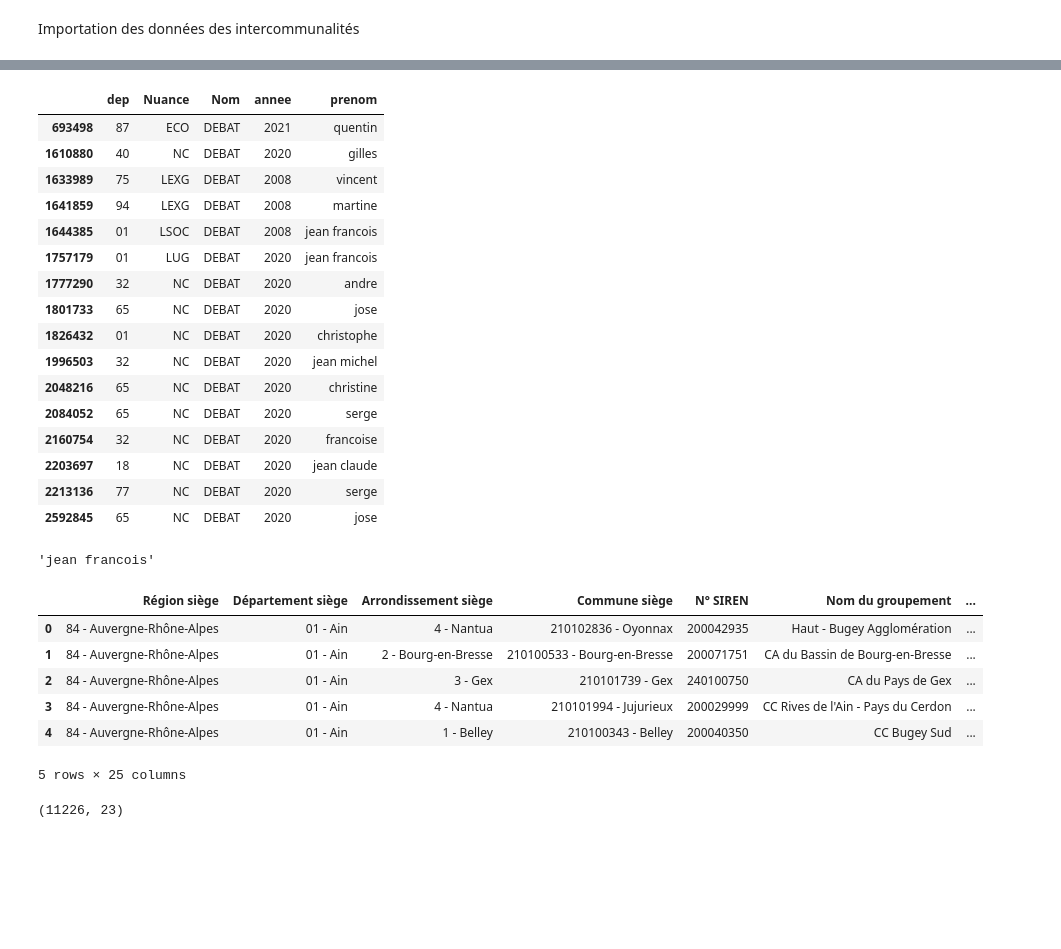
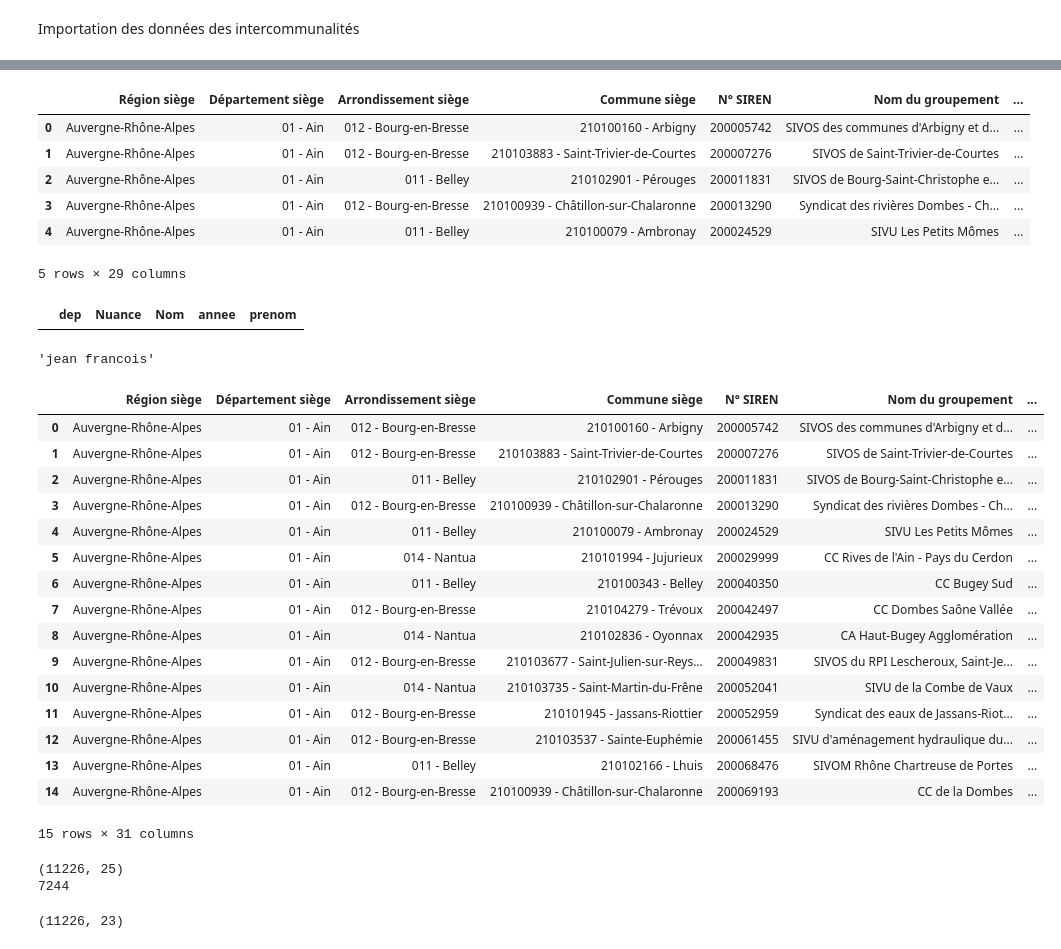
Before and after one commit to xdalp/projet3A, a Jupyter notebook: vote.ipynb, the cells around one changed output, grey strips where cells are left out. Saved outputs shown, nothing was run; the diff lists cells and outputs as text; code cells hidden in the pictures; blank space fills up the shorter version.

```diff
--- a/vote.ipynb
+++ b/vote.ipynb
@@ -230,7 +254,7 @@ Importation des données des intercommunalités
 # %%
-grp_2025 = pd.read_csv("/home/onyxia/work/projet3A/donnees_electorales/liste-des-groupements-france-entiere-20250127.csv", encoding="latin-1", sep = ";")
+grp_2013 = pd.read_csv("/home/onyxia/work/projet3A/donnees_electorales/Liste_des_groupements_en_2013.csv", encoding="latin-1", sep = ";")
 grp_2019 = pd.read_csv("/home/onyxia/work/projet3A/donnees_electorales/Liste_des_groupements_en_2019.csv", encoding="latin-1", sep = ";")
-grp_2013 = pd.read_csv("/home/onyxia/work/projet3A/donnees_electorales/Liste_des_groupements_en_2013.csv", encoding="latin-1", sep = ";")
+grp_2025 = pd.read_csv("/home/onyxia/work/projet3A/donnees_electorales/Liste_des_groupements_en_2025.csv", encoding="latin-1", sep = ";")
 grp_2013['annee'] = "2008"
 grp_2019['annee'] = "2014"
 grp_2025['annee'] = "2020"
@@ -242,36 +266,30 @@ grp_2025['prenom'] = grp_2025['Prénom Président'].str.lower()
 
 grp_2013['dep'] = grp_2013["Département siège"].str[:2]
 grp_2019['dep'] = grp_2019["Département siège"].str[:2]
-#grp_2025['dep'] = grp_2025["Département siège"].str[:2]
+grp_2025['dep'] = grp_2025["Département siège"].str[:2]
+# %%
+grp_2025.head()
+# %% [output]
+|  | Région siège | Département siège | Arrondissement siège | Commune siège | N° SIREN | Nom du groupement | ... |
+| 0 | Auvergne-Rhône-Alpes | 01 - Ain | 012 - Bourg-en-Bresse | 210100160 - Arbigny | 200005742 | SIVOS des communes d'Arbigny et d... | ... |
+| 1 | Auvergne-Rhône-Alpes | 01 - Ain | 012 - Bourg-en-Bresse | 210103883 - Saint-Trivier-de-Courtes | 200007276 | SIVOS de Saint-Trivier-de-Courtes | ... |
+| 2 | Auvergne-Rhône-Alpes | 01 - Ain | 011 - Belley | 210102901 - Pérouges | 200011831 | SIVOS de Bourg-Saint-Christophe e... | ... |
+| 3 | Auvergne-Rhône-Alpes | 01 - Ain | 012 - Bourg-en-Bresse | 210100939 - Châtillon-sur-Chalaronne | 200013290 | Syndicat des rivières Dombes - Ch... | ... |
+| 4 | Auvergne-Rhône-Alpes | 01 - Ain | 011 - Belley | 210100079 - Ambronay | 200024529 | SIVU Les Petits Mômes | ... |
+5 rows × 29 columns
 # %%
-liste_candidats_nuance[(liste_candidats_nuance['Nom'] == "DEBAT")]
+liste_candidats_nuance[(liste_candidats_nuance['Nom'] == "GUILLOT-VIGNOT")]
 # %% [output]
 |  | dep | Nuance | Nom | annee | prenom |
-| 693498 | 87 | ECO | DEBAT | 2021 | quentin |
-| 1610880 | 40 | NC | DEBAT | 2020 | gilles |
-| 1633989 | 75 | LEXG | DEBAT | 2008 | vincent |
-| 1641859 | 94 | LEXG | DEBAT | 2008 | martine |
-| 1644385 | 01 | LSOC | DEBAT | 2008 | jean francois |
-| 1757179 | 01 | LUG | DEBAT | 2020 | jean francois |
-| 1777290 | 32 | NC | DEBAT | 2020 | andre |
-| 1801733 | 65 | NC | DEBAT | 2020 | jose |
-| 1826432 | 01 | NC | DEBAT | 2020 | christophe |
-| 1996503 | 32 | NC | DEBAT | 2020 | jean michel |
-| 2048216 | 65 | NC | DEBAT | 2020 | christine |
-| 2084052 | 65 | NC | DEBAT | 2020 | serge |
-| 2160754 | 32 | NC | DEBAT | 2020 | francoise |
-| 2203697 | 18 | NC | DEBAT | 2020 | jean claude |
-| 2213136 | 77 | NC | DEBAT | 2020 | serge |
-| 2592845 | 65 | NC | DEBAT | 2020 | jose |
 # %%
-grp_2019['annee'] = grp_2019['annee'].astype(int)
-grp_2019 = grp_2019.sort_values("annee")
+grp_2025['annee'] = grp_2025['annee'].astype(int)
+grp_2025 = grp_2025.sort_values("annee")
 
 liste_candidats_nuance['annee'] = liste_candidats_nuance['annee'].astype(int)
 liste_candidats_nuance = liste_candidats_nuance.sort_values("annee")
 # %%
-grp_2019_avec_nuance_test_proxi = pd.merge_asof(
-    grp_2019,
+grp_2025_avec_nuance_test_proxi = pd.merge_asof(
+    grp_2025,
     liste_candidats_nuance,
     on="annee",          # recherche de l'année la plus proche
     left_by=["prenom", "Nom Président", "dep"],
@@ -283,15 +301,31 @@ grp_2019_avec_nuance_test_proxi.iloc[1]["prenom"]
 # %% [output]
 'jean francois'
 # %%
-grp_2019_avec_nuance_test_proxi.head()
+grp_2025_avec_nuance_test_proxi.head(15)
 # %% [output]
 |  | Région siège | Département siège | Arrondissement siège | Commune siège | N° SIREN | Nom du groupement | ... |
-| 0 | 84 - Auvergne-Rhône-Alpes | 01 - Ain | 4 - Nantua | 210102836 - Oyonnax | 200042935 | Haut - Bugey Agglomération | ... |
-| 1 | 84 - Auvergne-Rhône-Alpes | 01 - Ain | 2 - Bourg-en-Bresse | 210100533 - Bourg-en-Bresse | 200071751 | CA du Bassin de Bourg-en-Bresse | ... |
-| 2 | 84 - Auvergne-Rhône-Alpes | 01 - Ain | 3 - Gex | 210101739 - Gex | 240100750 | CA du Pays de Gex | ... |
-| 3 | 84 - Auvergne-Rhône-Alpes | 01 - Ain | 4 - Nantua | 210101994 - Jujurieux | 200029999 | CC Rives de l'Ain - Pays du Cerdon | ... |
-| 4 | 84 - Auvergne-Rhône-Alpes | 01 - Ain | 1 - Belley | 210100343 - Belley | 200040350 | CC Bugey Sud | ... |
+| 0 | Auvergne-Rhône-Alpes | 01 - Ain | 012 - Bourg-en-Bresse | 210100160 - Arbigny | 200005742 | SIVOS des communes d'Arbigny et d... | ... |
+| 1 | Auvergne-Rhône-Alpes | 01 - Ain | 012 - Bourg-en-Bresse | 210103883 - Saint-Trivier-de-Courtes | 200007276 | SIVOS de Saint-Trivier-de-Courtes | ... |
+| 2 | Auvergne-Rhône-Alpes | 01 - Ain | 011 - Belley | 210102901 - Pérouges | 200011831 | SIVOS de Bourg-Saint-Christophe e... | ... |
+| 3 | Auvergne-Rhône-Alpes | 01 - Ain | 012 - Bourg-en-Bresse | 210100939 - Châtillon-sur-Chalaronne | 200013290 | Syndicat des rivières Dombes - Ch... | ... |
+| 4 | Auvergne-Rhône-Alpes | 01 - Ain | 011 - Belley | 210100079 - Ambronay | 200024529 | SIVU Les Petits Mômes | ... |
+| 5 | Auvergne-Rhône-Alpes | 01 - Ain | 014 - Nantua | 210101994 - Jujurieux | 200029999 | CC Rives de l'Ain - Pays du Cerdon | ... |
+| 6 | Auvergne-Rhône-Alpes | 01 - Ain | 011 - Belley | 210100343 - Belley | 200040350 | CC Bugey Sud | ... |
+| 7 | Auvergne-Rhône-Alpes | 01 - Ain | 012 - Bourg-en-Bresse | 210104279 - Trévoux | 200042497 | CC Dombes Saône Vallée | ... |
+| 8 | Auvergne-Rhône-Alpes | 01 - Ain | 014 - Nantua | 210102836 - Oyonnax | 200042935 | CA Haut-Bugey Agglomération | ... |
+| 9 | Auvergne-Rhône-Alpes | 01 - Ain | 012 - Bourg-en-Bresse | 210103677 - Saint-Julien-sur-Reys... | 200049831 | SIVOS du RPI Lescheroux, Saint-Je... | ... |
+| 10 | Auvergne-Rhône-Alpes | 01 - Ain | 014 - Nantua | 210103735 - Saint-Martin-du-Frêne | 200052041 | SIVU de la Combe de Vaux | ... |
+| 11 | Auvergne-Rhône-Alpes | 01 - Ain | 012 - Bourg-en-Bresse | 210101945 - Jassans-Riottier | 200052959 | Syndicat des eaux de Jassans-Riot... | ... |
+| 12 | Auvergne-Rhône-Alpes | 01 - Ain | 012 - Bourg-en-Bresse | 210103537 - Sainte-Euphémie | 200061455 | SIVU d'aménagement hydraulique du... | ... |
+| 13 | Auvergne-Rhône-Alpes | 01 - Ain | 011 - Belley | 210102166 - Lhuis | 200068476 | SIVOM Rhône Chartreuse de Portes | ... |
+| 14 | Auvergne-Rhône-Alpes | 01 - Ain | 012 - Bourg-en-Bresse | 210100939 - Châtillon-sur-Chalaronne | 200069193 | CC de la Dombes | ... |
-5 rows × 25 columns
+15 rows × 31 columns
+# %%
+print(grp_2019_avec_nuance_test_proxi.shape)
+print(grp_2019_avec_nuance_test_proxi['Nuance'].isna().sum())
+# %% [output]
+(11226, 25)
+7244
 # %%
 grp_2019.shape
 # %% [output]
```
Also changed, not shown: parts of 2 cells of this notebook.
